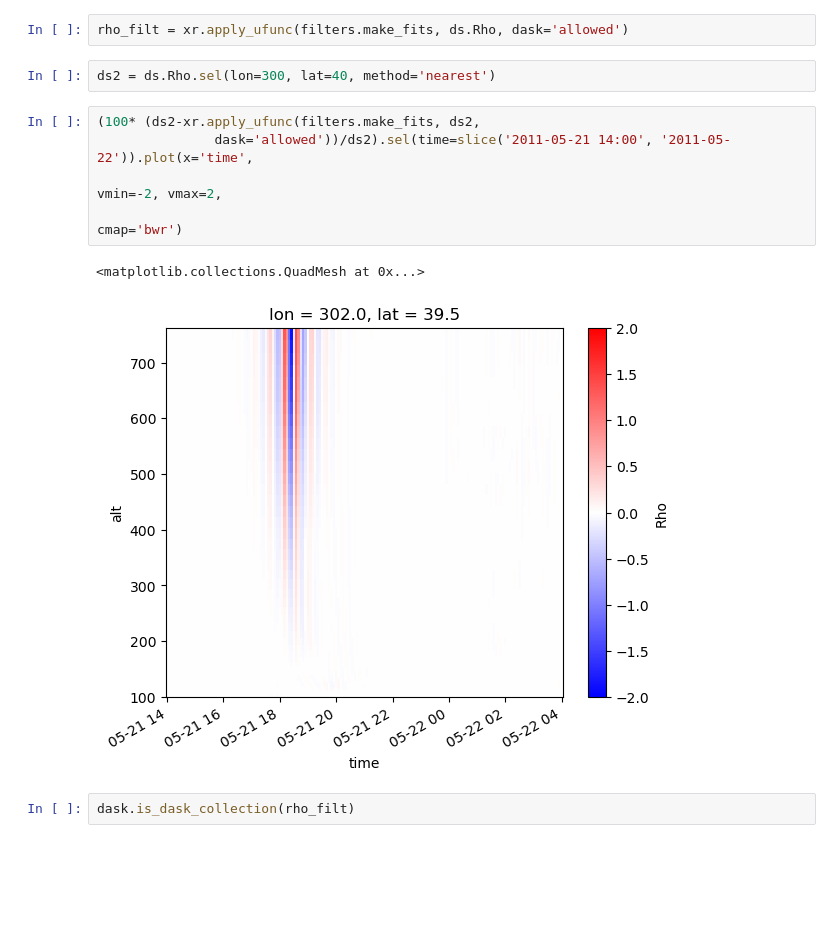
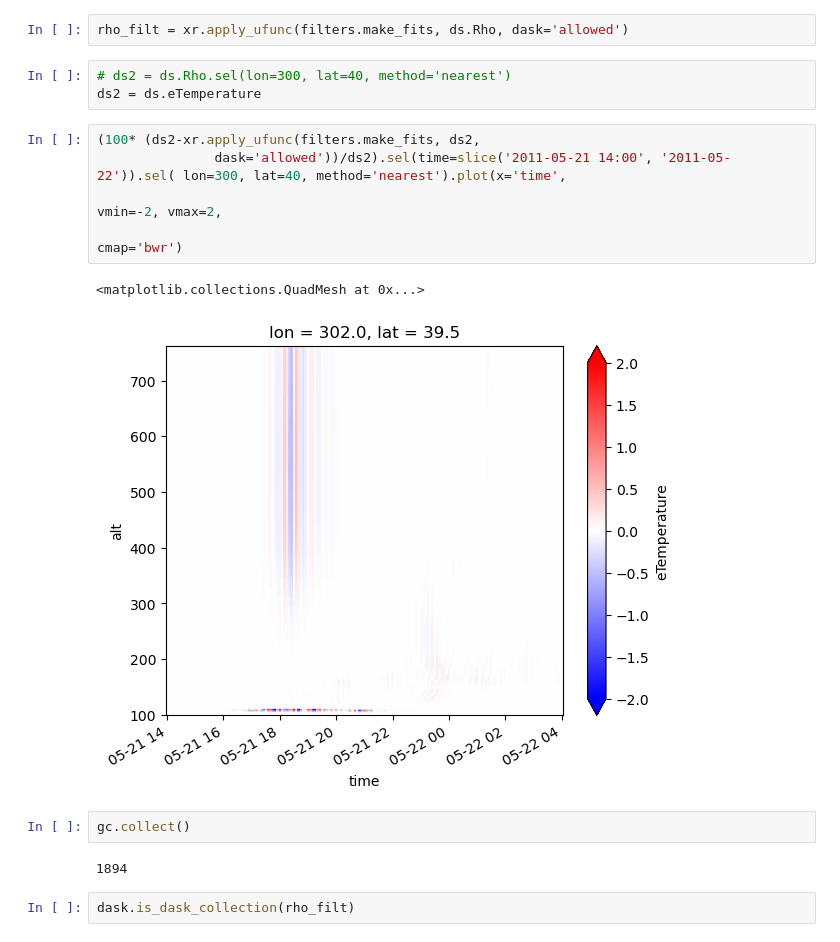
Before and after one commit to abukowski21/SAMI3-GITM-python, a Jupyter notebook: Untitled.ipynb, the cells around one changed output. Drawn from its saved outputs; the diff is of its cells as text; blank space fills up the shorter version.

```diff
--- a/Untitled.ipynb
+++ b/Untitled.ipynb
@@ -44,15 +45,20 @@ Exception: Cannot infer object returned from running user provided function. Ple
 # %%
 rho_filt = xr.apply_ufunc(filters.make_fits, ds.Rho, dask='allowed')
 # %%
-ds2 = ds.Rho.sel(lon=300, lat=40, method='nearest')
+# ds2 = ds.Rho.sel(lon=300, lat=40, method='nearest')
+ds2 = ds.eTemperature
 # %%
 (100* (ds2-xr.apply_ufunc(filters.make_fits, ds2,
-               dask='allowed'))/ds2).sel(time=slice('2011-05-21 14:00', '2011-05-22')).plot(x='time',
+               dask='allowed'))/ds2).sel(time=slice('2011-05-21 14:00', '2011-05-22')).sel( lon=300, lat=40, method='nearest').plot(x='time',
                                                                                            vmin=-2, vmax=2,
                                                                                            cmap='bwr')
 # %% [output]
 <matplotlib.collections.QuadMesh at 0x...>
-[figure, old version]
+[figure, new version]
+# %%
+gc.collect()
+# %% [output]
+1894
 # %%
 dask.is_dask_collection(rho_filt)
 # %% [output]
```
Also changed, not shown: parts of 1 cell of this notebook.
